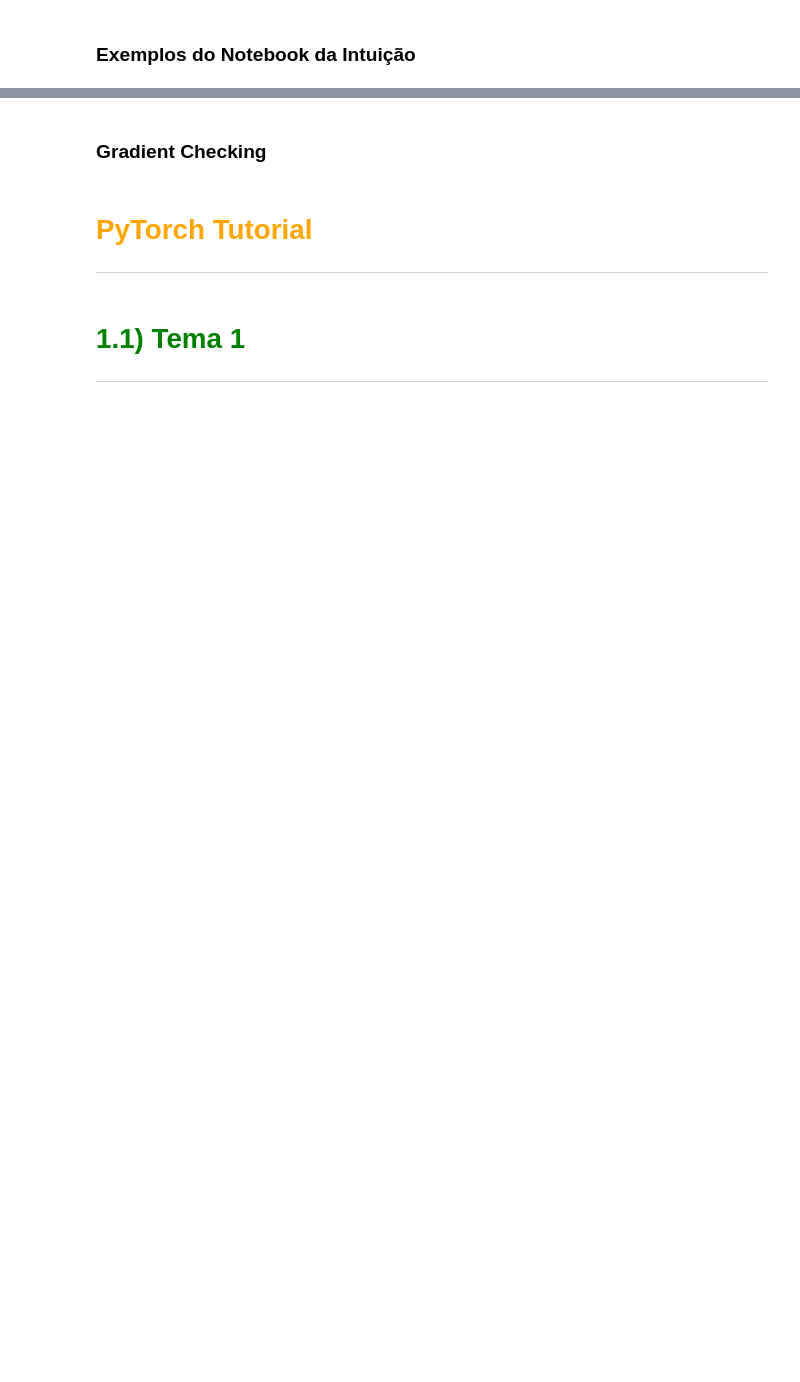
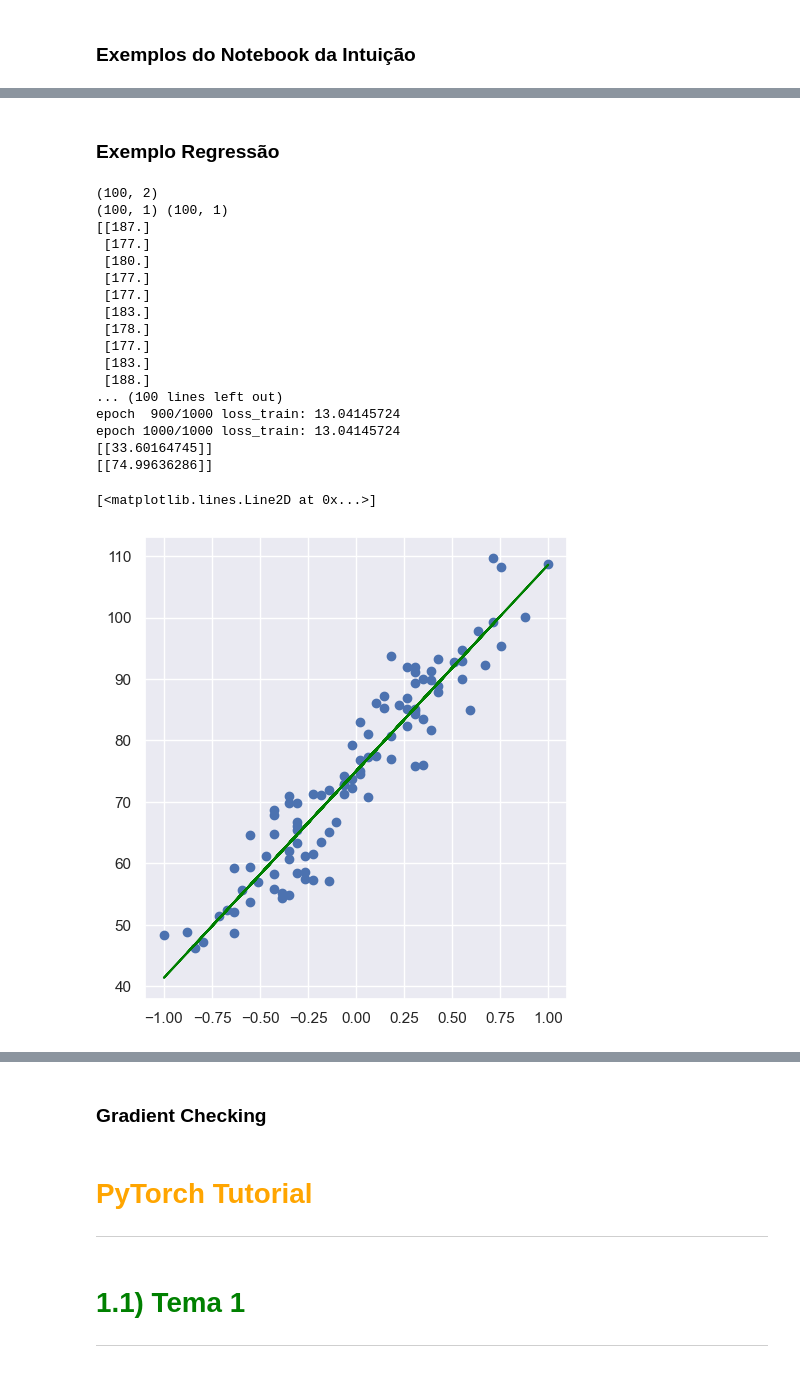
Before and after one commit to leonardovargas10/Pesquisa_Aplicada_Modelagem, a Jupyter notebook: Deep_Learning/01_Deep_Learning.ipynb, the cells around one changed output, grey strips where cells are left out. Saved outputs shown, nothing was run; the diff lists cells and outputs as text; code cells hidden in the pictures; blank space fills up the shorter version.

```diff
--- a/Deep_Learning/01_Deep_Learning.ipynb
+++ b/Deep_Learning/01_Deep_Learning.ipynb
@@ -1124,9 +1124,16 @@ def softmax(x, y_oh=None, derivative=False):
 
 ### Loss
 def binary_cross_entropy(y, y_pred, derivative=False):
+    eps = 1e-15
+    y_pred = np.clip(y_pred, eps, 1 - eps)
+    n = y.shape[0]
+
     if derivative:
-        return -y(y - y_pred)
-    return -np.mean(y*np.log(y_pred) + (1 - y)*np.log(1 - y_pred))
+        # dL/dŷ
+        return (y_pred - y) / (y_pred * (1 - y_pred) * n)
+
+    return -np.mean(y * np.log(y_pred) + (1 - y) * np.log(1 - y_pred))
+
 
 def sigmoid_cross_entropy(y, y_pred, derivative = False):
     y_sigmoid = sigmoid(y_pred)
@@ -1154,10 +1161,10 @@ def mae(y, y_pred, derivative = False):
         return np.where(y_pred > y, 1, -1)/y.shape[0]
     return np.mean(np.abs(y - y_pred))
 
-def mse(y, y_pred, derivative = False):
+def mse(y, y_pred, derivative=False):
     if derivative:
-        return -y(y - y_pred)/y.shape[0]
-    return 0.5*np.mean(((y - y_pred) ** 2))
+        return (y_pred - y) / y.shape[0]
+    return 0.5 * np.mean((y - y_pred) ** 2)
 # %% [markdown]
 # <font color='green' style='font-size: 30px;'> 1.1) Tema 1 </font>
 <hr style='border: 2px solid green;'>
@@ -1393,0 +1446,48 @@ b3 = np.ones((1,3))
+# %% [markdown]
+### Exemplo Regressão
+# %%
+data = np.loadtxt('data/medidas.csv', delimiter=',', skiprows=1)
+print(data.shape)
+
+x, y = data[:,0].reshape(-1,1), data[:,1].reshape(-1,1)
+print(x.shape, y.shape)
+print(x)
+
+minmax = MinMaxScaler(feature_range=(-1, 1))
+x = minmax.fit_transform(x.astype(np.float64))
+
+print(x.min(), x.max())
+
+input_dim, output_dim = x.shape[1], y.shape[1]
+
+nn = NeuralNetwork(cost_func = mse, learning_rate = 0.1)
+nn.layers.append(Layer(input_dim = input_dim, output_dim = output_dim, activation = linear))
+nn.fit(x, y, epochs = 1000, verbose = 100)
+
+print(nn.layers[0].weights)
+print(nn.layers[0].biases)
+
+plt.figure(figsize=(12, 6))
+plt.subplot(1, 2, 1)
+plt.scatter(x, y)
+plt.plot(x, nn.predict(x), c='green')
+# %% [output]
+(100, 2)
+(100, 1) (100, 1)
+[[187.]
+ [177.]
+ [180.]
+ [177.]
+ [177.]
+ [183.]
+ [178.]
+ [177.]
+ [183.]
+ [188.]
+... (100 lines left out)
+epoch  900/1000 loss_train: 13.04145724
+epoch 1000/1000 loss_train: 13.04145724
+[[33.60164745]]
+[[74.99636286]]
+[<matplotlib.lines.Line2D at 0x...>]
+[figure, added]
```
Also changed, not shown: parts of 38 cells of this notebook.
